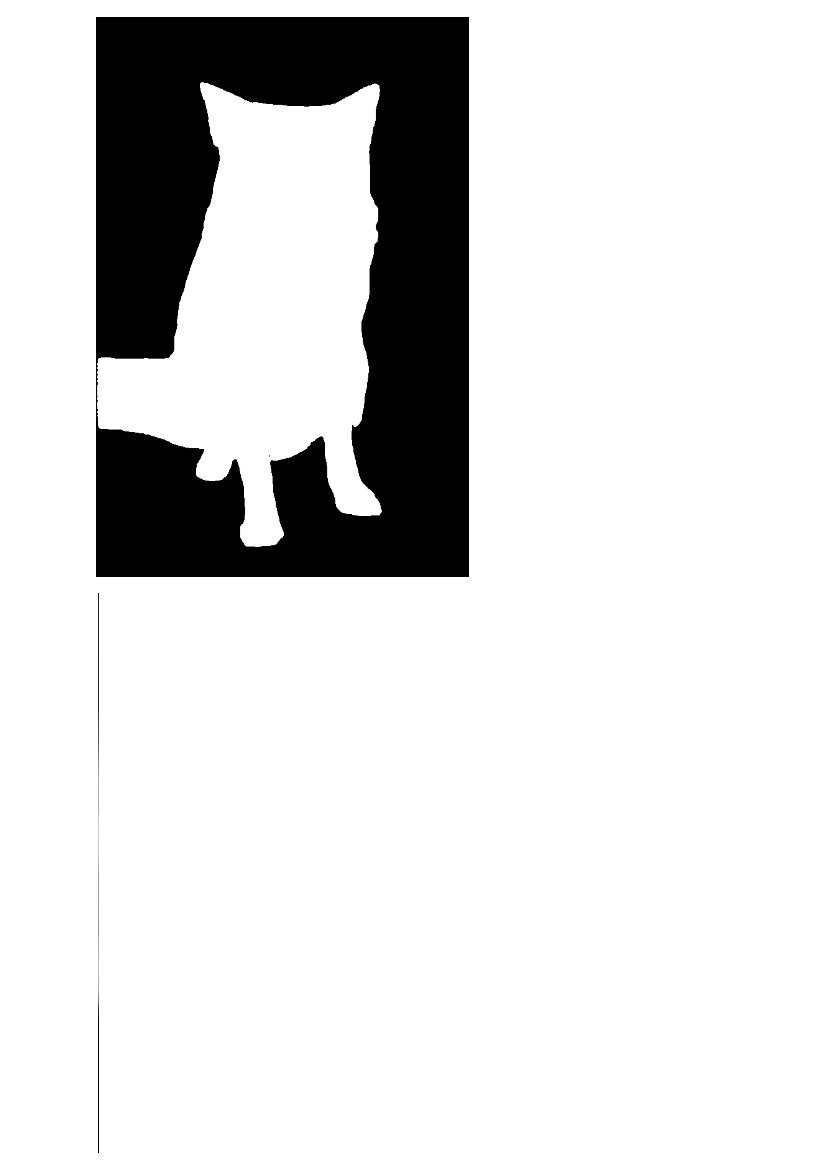
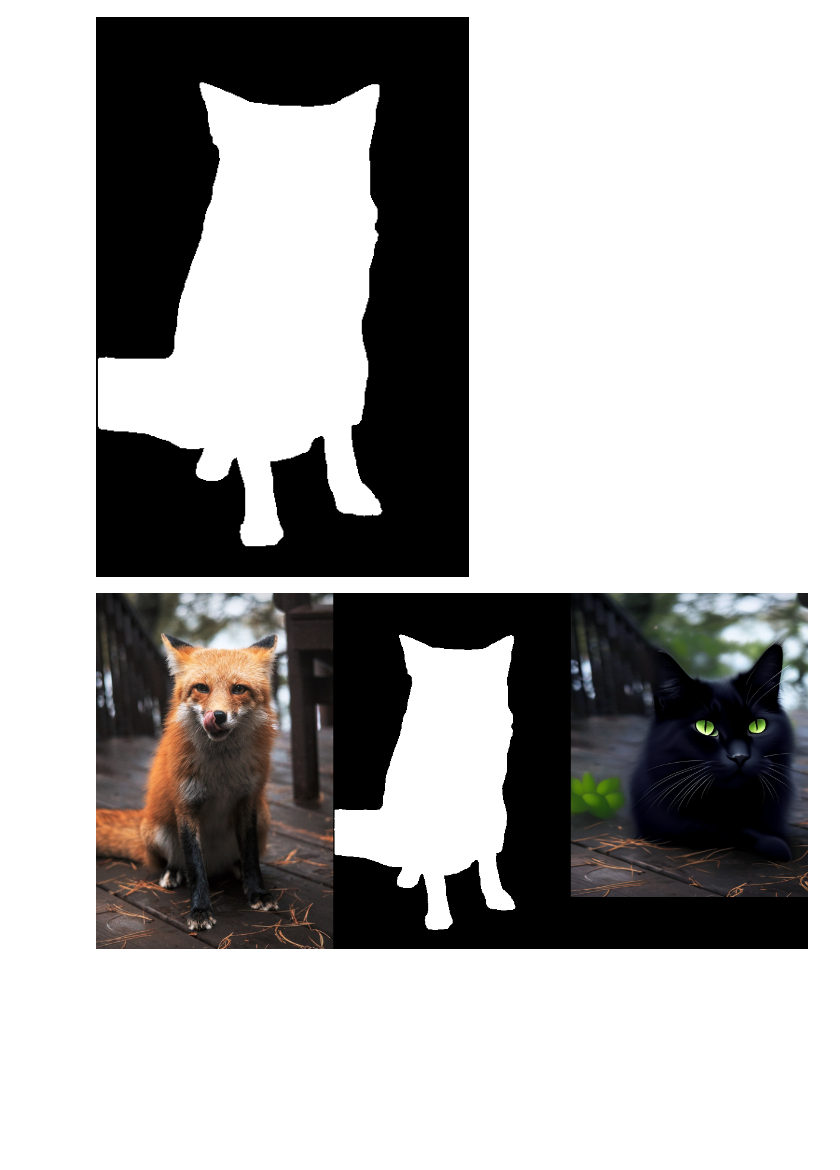
Before and after one commit to Magellol/diffedit, a Jupyter notebook: inpainting.ipynb, the cells around one changed output. Saved outputs shown, nothing was run; the diff lists cells and outputs as text; code cells hidden in the pictures; blank space fills up the shorter version.

```diff
--- a/inpainting.ipynb
+++ b/inpainting.ipynb
@@ -145,16 +136,6 @@ mask_image = mask_image.resize(image.size)
 mask_image
 # %% [output]
 [figure]
-# %%
-
-mask = torch.mean(mask.float(), dim=0)
-binary_mask = (mask.cpu().numpy() * 255).astype(np.uint8)
-mask_image = Image.fromarray(binary_mask)
-# mask_image = mask_image.resize(image.size)
-
-mask_image
-# %% [output]
-[figure, removed]
 # %%
 pipeline = AutoPipelineForInpainting.from_pretrained(
     "kandinsky-community/kandinsky-2-2-decoder-inpaint", torch_dtype=torch.float16
@@ -163,5 +145,7 @@ pipeline.enable_model_cpu_offload()
 # %%
 prompt = "a black cat cute, adorable, highly detailed, photo realistic"
 negative_prompt = "bad anatomy, deformed, ugly, disfigured"
-image = pipeline(prompt=prompt, negative_prompt=negative_prompt, image=image, mask_image=mask_image).images[0]
-make_image_grid([image, mask_image, image], rows=1, cols=3)
+result = pipeline(prompt=prompt, negative_prompt=negative_prompt, image=image, mask_image=mask_image).images[0]
+make_image_grid([image, mask_image, result], rows=1, cols=3)
+# %% [output]
+[figure, added]
```
Also changed, not shown: parts of 10 cells of this notebook.
